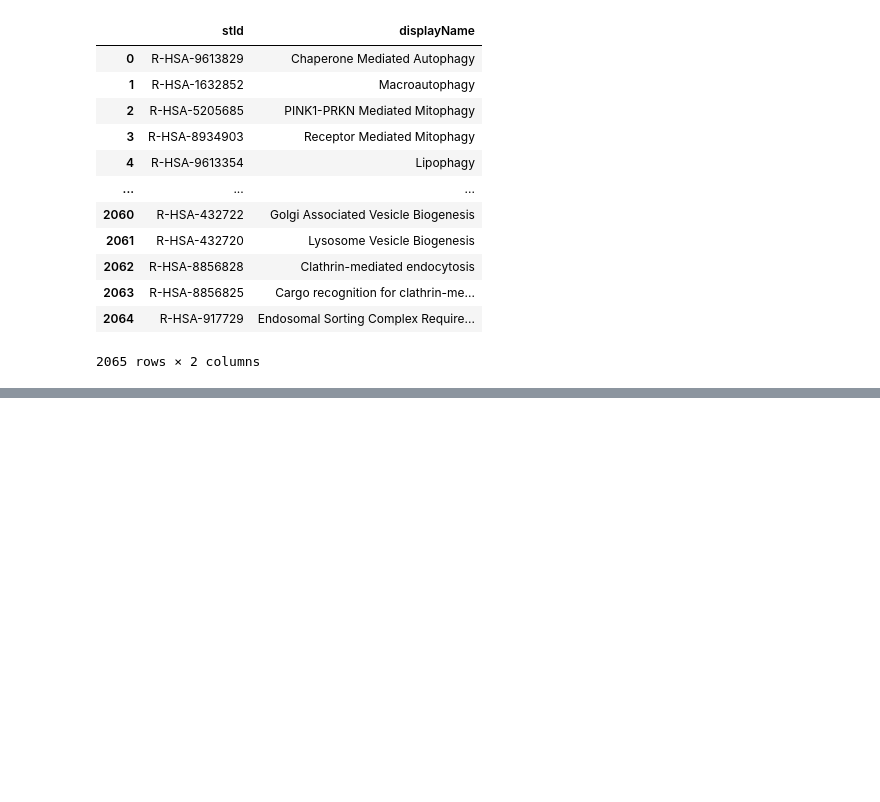
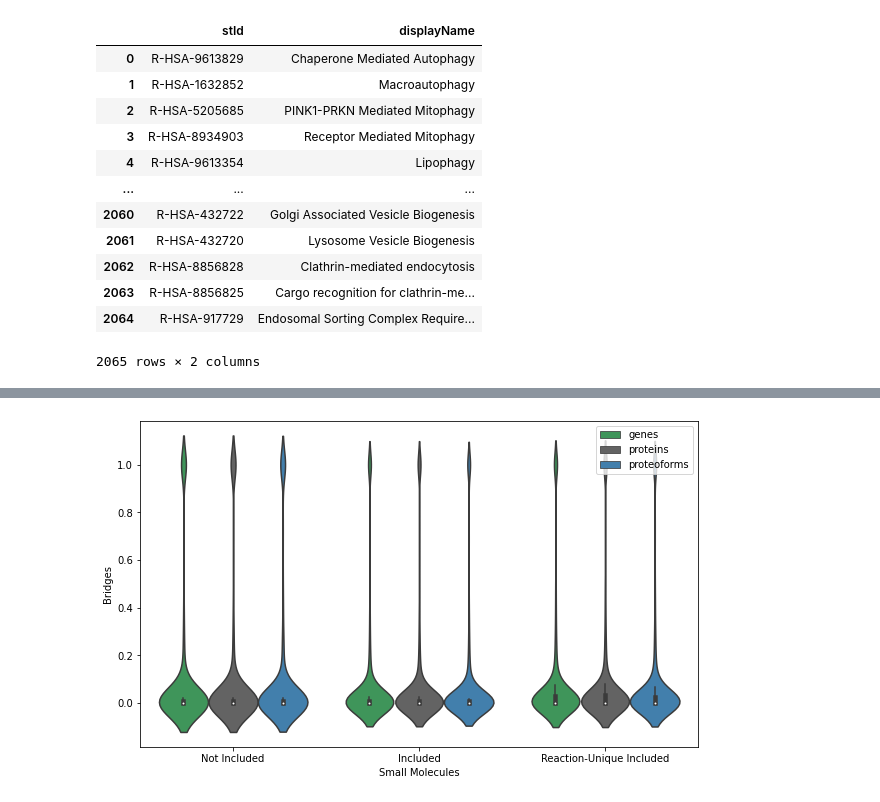
Before and after one commit to PathwayAnalysisPlatform/ProteoformNetworks, a Jupyter notebook: src/Python/analysis_1_network_topology.ipynb, the cells around one changed output, grey strips where cells are left out. Cells and saved outputs as stored; diff of their text form; code cells hidden in the pictures; blank space fills up the shorter version.

```diff
--- a/src/Python/analysis_1_network_topology.ipynb
+++ b/src/Python/analysis_1_network_topology.ipynb
@@ -563,6 +580,6 @@ df_bridges = pd.DataFrame({
     ).assign(**{lst_col:np.concatenate(df_bridges[lst_col].values)})[df_bridges.columns]
 
 df_bridges = df_bridges.rename(columns={'Sequence': 'Bridges'})
-df_bridges['Bridges'] = df_bridges['Bridges'].apply(lambda x: 0 if x == 0 else np.log10(x))
+#df_bridges['Bridges'] = df_bridges['Bridges'].apply(lambda x: 0 if x == 0 else np.log10(x))
 
 df_bridges
@@ -569,12 +600,14 @@ df_bridges
 # %%
 from matplotlib import ticker as mticker
 
 fig, ax = plt.subplots(1, 1, figsize=(5, 6))
 fig.set_size_inches(10, 6)
 fig8 = sns.violinplot(x="Small Molecules", y="Bridges", hue="Entity Level", data=df_bridges, palette=config.COLORS_BORDER)
-ax.yaxis.set_major_formatter(mticker.StrMethodFormatter("$10^{{{x:.0f}}}$")) # Convert ticks to powers of 10
+#ax.yaxis.set_major_formatter(mticker.StrMethodFormatter("$10^{{{x:.0f}}}$")) # Convert ticks to powers of 10
 plt.legend(bbox_to_anchor=(1.0, 1),borderaxespad=0.5) # Put the legend out of the figure
 plt.show()
 fig8.figure.savefig('figures/figure_8.png')
+# %% [output]
+[figure, added]
 # %%
 # Normalize by size for both violin plots with respect to the number of edges
```
Also changed, not shown: parts of 20 cells of this notebook, 1 other file.
